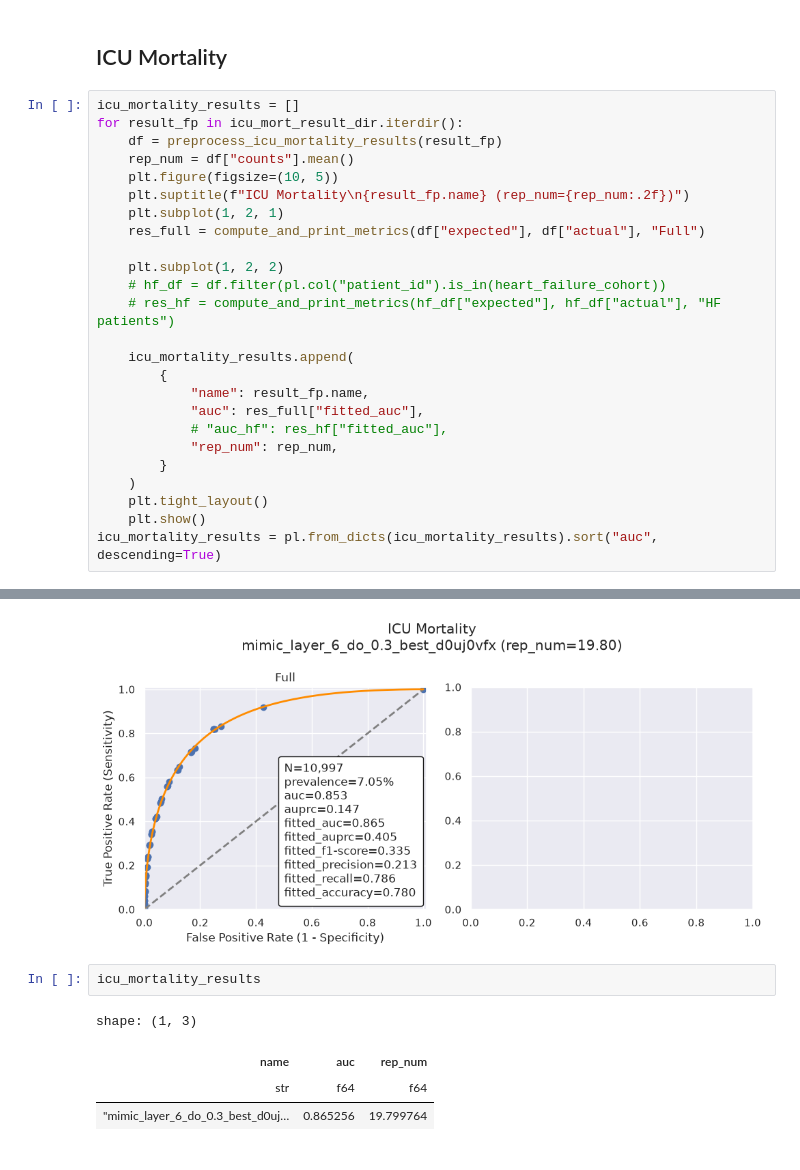
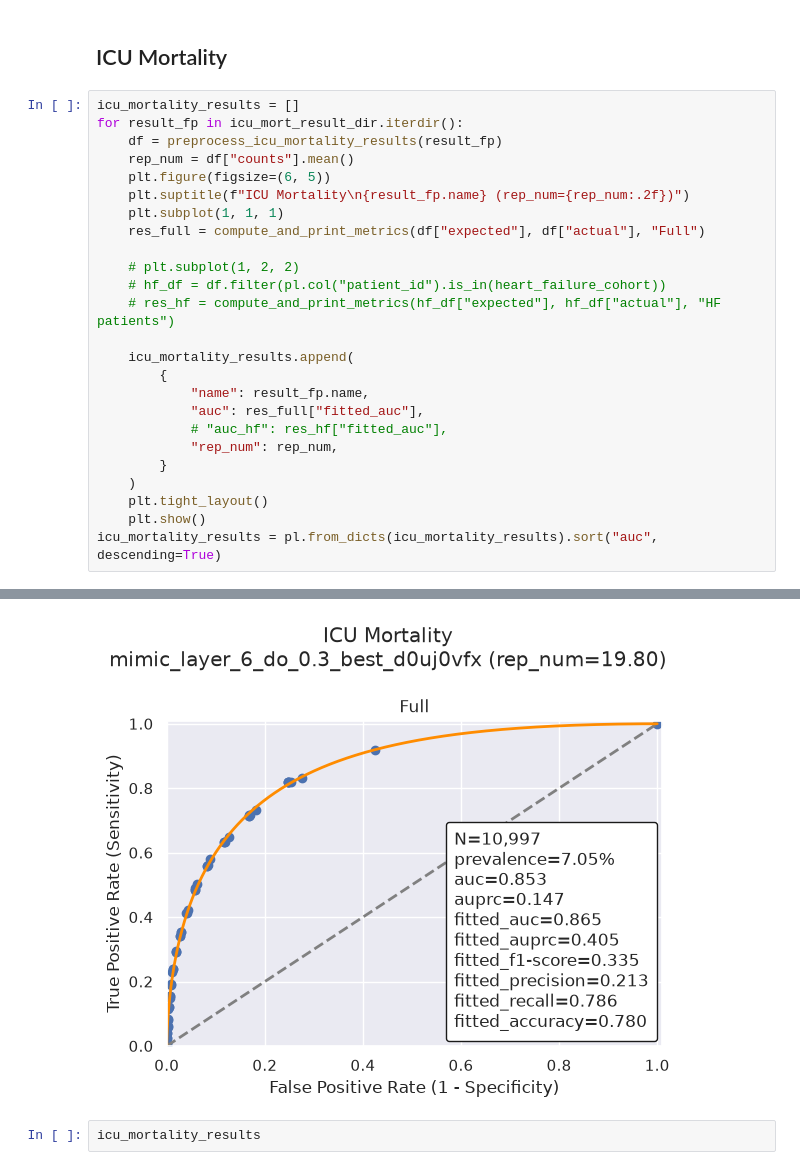
Before and after one commit to HNR1/ethos-benchmark, a Jupyter notebook: notebooks/mortality.ipynb, the cells around one changed output, grey strips where cells are left out. Cells and saved outputs as stored; diff of their text form.

Commit message:
improve plot icu mort

```diff
--- a/notebooks/mortality.ipynb
+++ b/notebooks/mortality.ipynb
@@ -100,12 +97,12 @@ icu_mortality_results = []
 for result_fp in icu_mort_result_dir.iterdir():
     df = preprocess_icu_mortality_results(result_fp)
     rep_num = df["counts"].mean()
-    plt.figure(figsize=(10, 5))
+    plt.figure(figsize=(6, 5))
     plt.suptitle(f"ICU Mortality\n{result_fp.name} (rep_num={rep_num:.2f})")
-    plt.subplot(1, 2, 1)
+    plt.subplot(1, 1, 1)
     res_full = compute_and_print_metrics(df["expected"], df["actual"], "Full")
 
-    plt.subplot(1, 2, 2)
+    # plt.subplot(1, 2, 2)
     # hf_df = df.filter(pl.col("patient_id").is_in(heart_failure_cohort))
     # res_hf = compute_and_print_metrics(hf_df["expected"], hf_df["actual"], "HF patients")
 
@@ -125,8 +122,3 @@ icu_mortality_results = pl.from_dicts(icu_mortality_results).sort("auc", descend
-[figure, old version]
+[figure, new version]
 # %%
 icu_mortality_results
-# %% [output]
-shape: (1, 3)
-| name | auc | rep_num |
-| str | f64 | f64 |
-| "mimic_layer_6_do_0.3_best_d0uj… | 0.865256 | 19.799764 |
```
Also changed, not shown: parts of 4 cells of this notebook.
